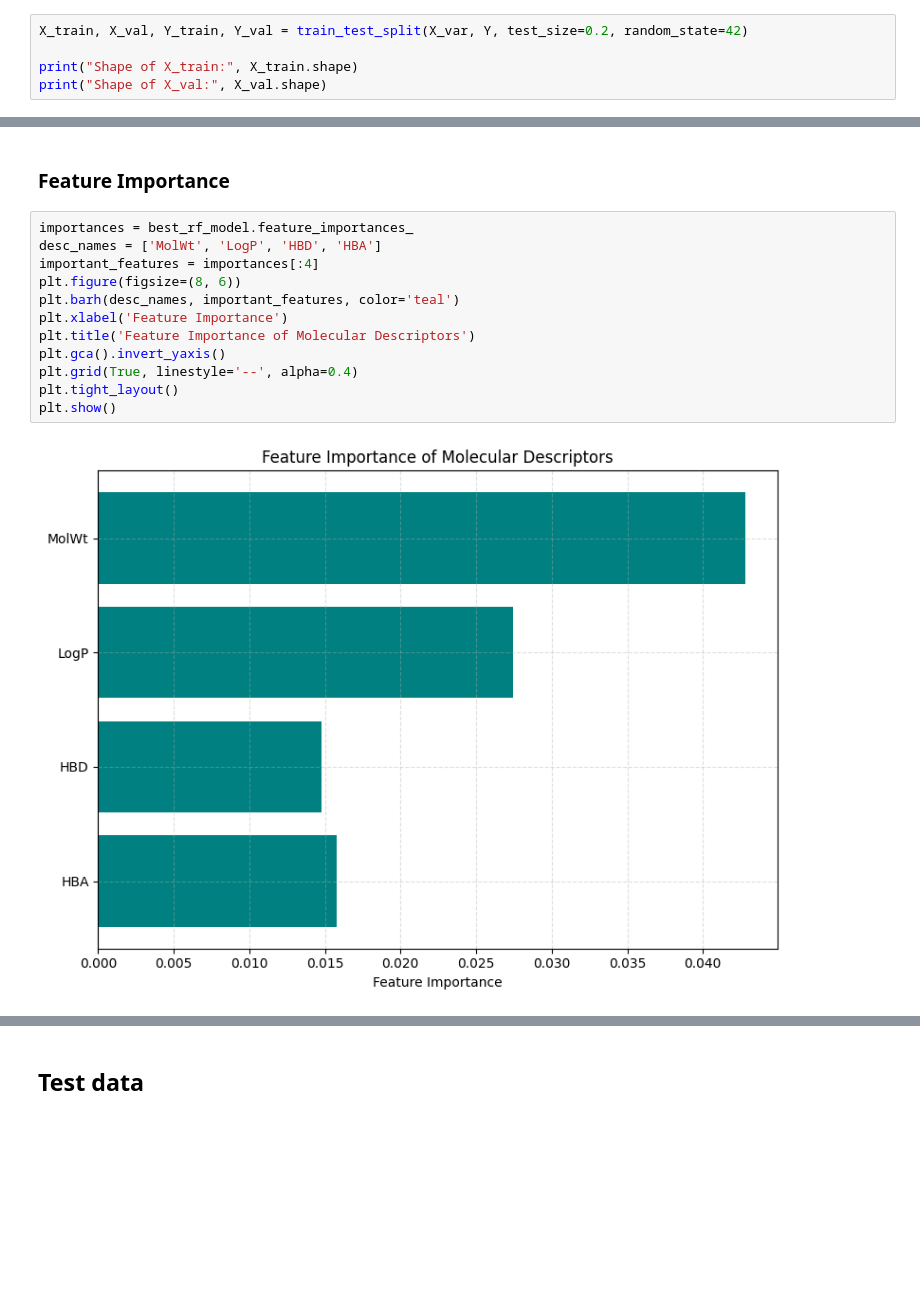
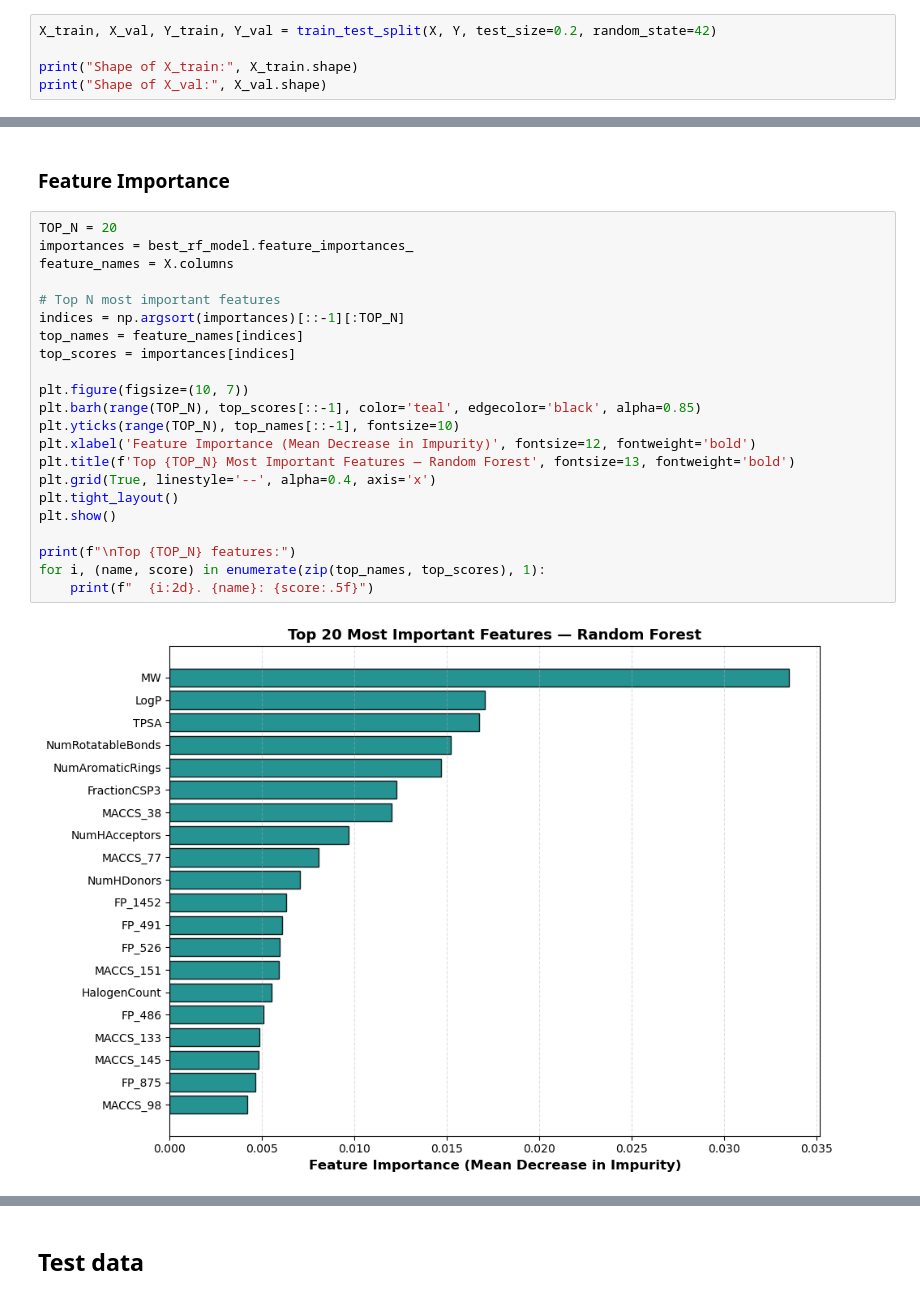
Before and after one commit to Sutharnisha/bioactivity_prediction, a Jupyter notebook: 3_Random_Forest.ipynb, the cells around one changed output, grey strips where cells are left out. Saved outputs shown, nothing was run; the diff lists cells and outputs as text; blank space fills up the shorter version.

```diff
--- a/3_Random_Forest.ipynb
+++ b/3_Random_Forest.ipynb
@@ -66,5 +40,5 @@ Here Scalling is being skiiped as tree based are not sensititve to the scaling o
 # %%
-X_train, X_val, Y_train, Y_val = train_test_split(X_var, Y, test_size=0.2, random_state=42)
+X_train, X_val, Y_train, Y_val = train_test_split(X, Y, test_size=0.2, random_state=42)
 
 print("Shape of X_train:", X_train.shape)
 print("Shape of X_val:", X_val.shape)
@@ -244,16 +188,26 @@ Validation R2: 0.6996644522476556
 # %% [markdown]
 ### Feature Importance
 # %%
+TOP_N = 20
 importances = best_rf_model.feature_importances_
-desc_names = ['MolWt', 'LogP', 'HBD', 'HBA']
-important_features = importances[:4]
-plt.figure(figsize=(8, 6))
-plt.barh(desc_names, important_features, color='teal')
-plt.xlabel('Feature Importance')
-plt.title('Feature Importance of Molecular Descriptors')
-plt.gca().invert_yaxis()
-plt.grid(True, linestyle='--', alpha=0.4)
+feature_names = X.columns
+
+# Top N most important features
+indices = np.argsort(importances)[::-1][:TOP_N]
+top_names = feature_names[indices]
+top_scores = importances[indices]
+
+plt.figure(figsize=(10, 7))
+plt.barh(range(TOP_N), top_scores[::-1], color='teal', edgecolor='black', alpha=0.85)
+plt.yticks(range(TOP_N), top_names[::-1], fontsize=10)
+plt.xlabel('Feature Importance (Mean Decrease in Impurity)', fontsize=12, fontweight='bold')
+plt.title(f'Top {TOP_N} Most Important Features — Random Forest', fontsize=13, fontweight='bold')
+plt.grid(True, linestyle='--', alpha=0.4, axis='x')
 plt.tight_layout()
 plt.show()
+
+print(f"\nTop {TOP_N} features:")
+for i, (name, score) in enumerate(zip(top_names, top_scores), 1):
+    print(f"  {i:2d}. {name}: {score:.5f}")
 # %% [output]
-[figure, old version]
+[figure, new version]
```
Also changed, not shown: parts of 24 cells of this notebook, 12 other files.
